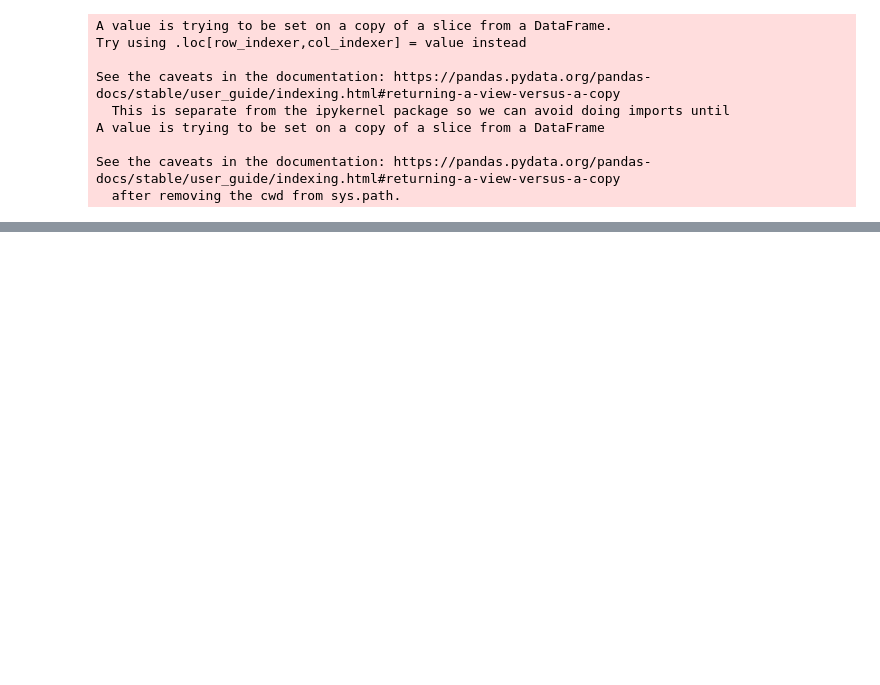
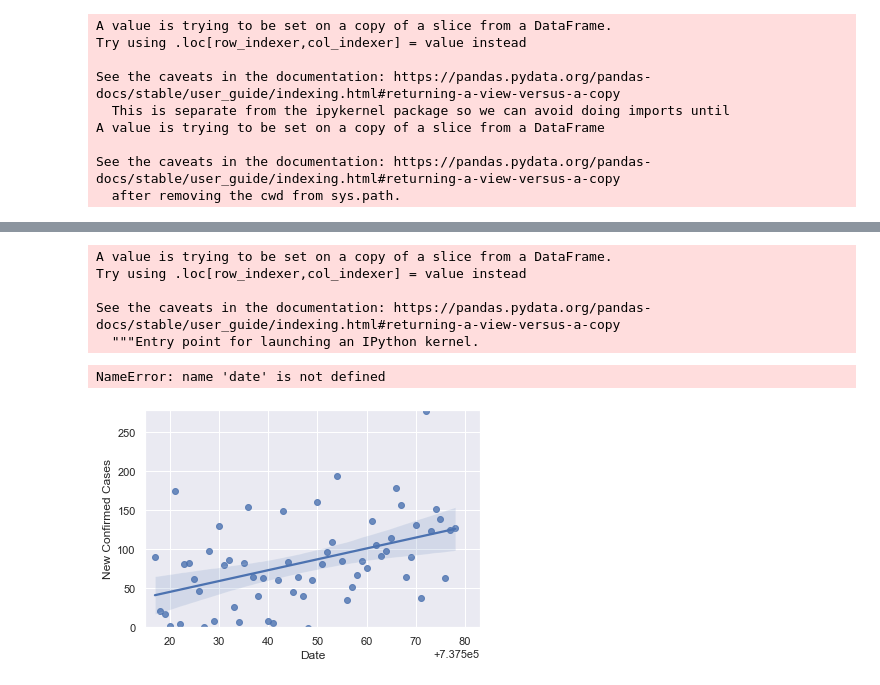
Before and after one commit to SarahEGood/covid19-SB, a Jupyter notebook: San_Bernardino_COVID-19_Data.ipynb, the cells around one changed output, grey strips where cells are left out. Saved outputs shown, nothing was run; the diff lists cells and outputs as text; code cells hidden in the pictures; blank space fills up the shorter version.

```diff
--- a/San_Bernardino_COVID-19_Data.ipynb
+++ b/San_Bernardino_COVID-19_Data.ipynb
@@ -63,0 +78,20 @@ NameError: name 'df_su' is not defined
+# %%
+df_sb['date_ordinal'] = pd.to_datetime(df_sb['Most Recent Date']).apply(lambda date: date.toordinal())
+
+ax = sns.regplot(data=df_sb, x='date_ordinal', y='New Confirmed Cases')
+
+ax.set_xlim(df_sb['date_ordinal'].min() - 1, df_sb['date_ordinal'].max() + 5)
+ax.set_ylim(0, df_sb['New Confirmed Cases'].max() + 1)
+
+# Replace ordinal X-axis labels with regular dates.
+ax.set_xlabel('Date')
+new_labels = [date.fromordinal(int(item)) for item in ax.get_xticks()]
+ax.set_xticklabels(new_labels)
+# %% [output]
+A value is trying to be set on a copy of a slice from a DataFrame.
+Try using .loc[row_indexer,col_indexer] = value instead
+
+See the caveats in the documentation: https://pandas.pydata.org/pandas-docs/stable/user_guide/indexing.html#returning-a-view-versus-a-copy
+  """Entry point for launching an IPython kernel.
+NameError: name 'date' is not defined
+[figure, added]
```
Also changed, not shown: parts of 3 cells of this notebook.
